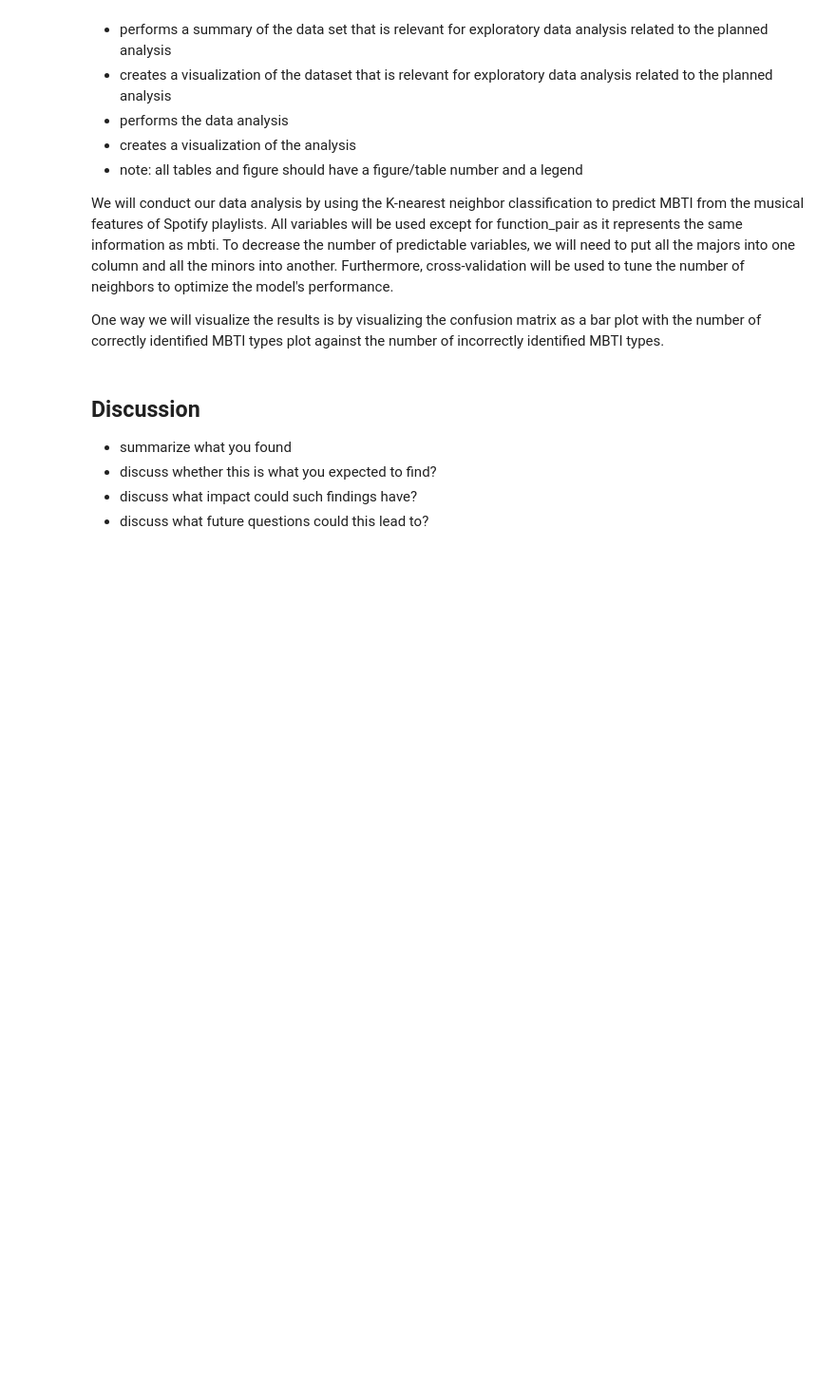
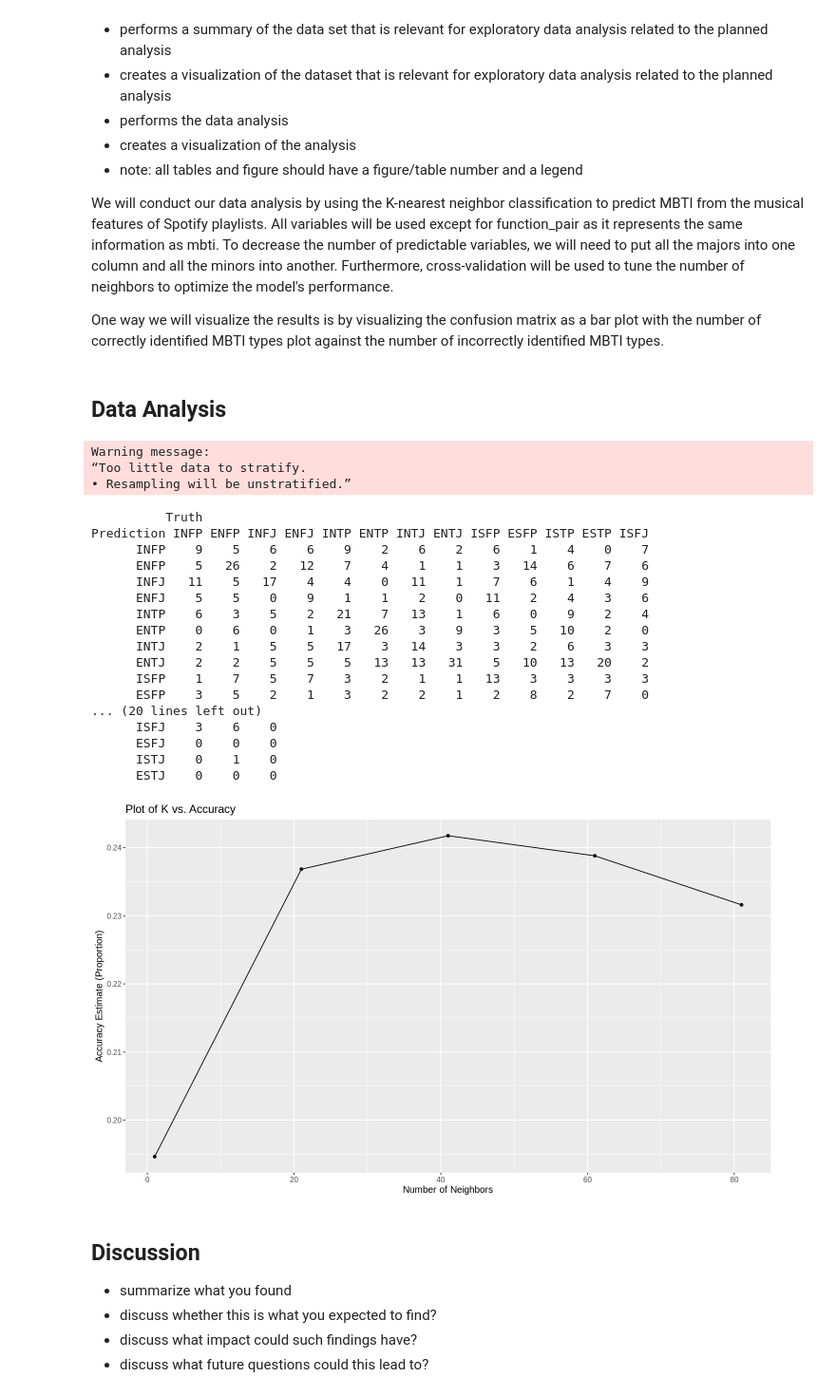
Before and after one commit to ccliang4/dsci-100-2022w1-sec-005-group-28, a Jupyter notebook: Group Project Report.ipynb, the cells around one changed output. Shown at 95% size. Drawn from its saved outputs; the diff is of its cells as text; code cells hidden in the pictures; blank space fills up the shorter version.

Commit message:
Added data analysis

```diff
--- a/Group Project Report.ipynb
+++ b/Group Project Report.ipynb
@@ -234,6 +234,75 @@ your report should include code which:
 We will conduct our data analysis by using the K-nearest neighbor classification to predict MBTI from the musical features of Spotify playlists. All variables will be used except for function_pair as it represents the same information as mbti. To decrease the number of predictable variables, we will need to put all the majors into one column and all the minors into another. Furthermore, cross-validation will be used to tune the number of neighbors to optimize the model's performance.
 
 One way we will visualize the results is by visualizing the confusion matrix as a bar plot with the number of correctly identified MBTI types plot against the number of incorrectly identified MBTI types.
+# %% [markdown]
+## Data Analysis
+# %%
+spotify_mbti_vfold <- vfold_cv(spotify_mbti_train, v = 5, strata = mbti)
+
+spotify_mbti_recipe <- recipe(mbti ~ danceability_mean + energy_mean + loudness_mean + mode_mean + speechiness_mean + acousticness_mean + liveness_mean + valence_mean + tempo_mean + instrumentalness_mean + major_count + minor_count, data = spotify_mbti_train) |>
+    step_scale(all_predictors()) |>
+    step_center(all_predictors())
+
+knn_tune <- nearest_neighbor(weight_func = "rectangular", neighbors = tune()) |>
+    set_engine("kknn") |>
+    set_mode("classification")
+
+k_vals <- tibble(neighbors = seq(from = 1, to = 100, by = 20))
+
+knn_results <- workflow() |>
+    add_recipe(spotify_mbti_recipe) |>
+    add_model(knn_tune) |>
+    tune_grid(resamples = spotify_mbti_vfold, grid = k_vals) |>
+    collect_metrics()
+
+accuracies <- filter(knn_results, .metric == "accuracy")
+
+accuracy_vs_k <- ggplot(accuracies, aes(x = neighbors, y = mean)) +
+    geom_point() +
+    geom_line() +
+    labs(x = "Number of Neighbors", y = "Accuracy Estimate (Proportion)") +
+    ggtitle("Plot of K vs. Accuracy") +
+    theme(text = element_text(size = 12))
+
+accuracy_vs_k
+
+knn_spec <- nearest_neighbor(weight_func = "rectangular", neighbors = 40) |>
+    set_engine("kknn") |>
+    set_mode("classification")
+
+knn_fit <- workflow() |>
+    add_recipe(spotify_mbti_recipe) |>
+    add_model(knn_spec) |>
+    fit(data = spotify_mbti_train)
+
+spotify_mbti_predictions <- predict(knn_fit, spotify_mbti_test) |>
+    bind_cols(spotify_mbti_test)
+
+confusion <- conf_mat(spotify_mbti_predictions, truth = mbti, estimate = .pred_class)
+
+confusion
+# %% [output]
+Warning message:
+“Too little data to stratify.
+• Resampling will be unstratified.”
+          Truth
+Prediction INFP ENFP INFJ ENFJ INTP ENTP INTJ ENTJ ISFP ESFP ISTP ESTP ISFJ
+      INFP    9    5    6    6    9    2    6    2    6    1    4    0    7
+      ENFP    5   26    2   12    7    4    1    1    3   14    6    7    6
+      INFJ   11    5   17    4    4    0   11    1    7    6    1    4    9
+      ENFJ    5    5    0    9    1    1    2    0   11    2    4    3    6
+      INTP    6    3    5    2   21    7   13    1    6    0    9    2    4
+      ENTP    0    6    0    1    3   26    3    9    3    5   10    2    0
+      INTJ    2    1    5    5   17    3   14    3    3    2    6    3    3
+      ENTJ    2    2    5    5    5   13   13   31    5   10   13   20    2
+      ISFP    1    7    5    7    3    2    1    1   13    3    3    3    3
+      ESFP    3    5    2    1    3    2    2    1    2    8    2    7    0
+... (20 lines left out)
+      ISFJ    3    6    0
+      ESFJ    0    0    0
+      ISTJ    0    1    0
+      ESTJ    0    0    0
+[figure, added]
 # %% [markdown]
 ## Discussion
 * summarize what you found
```
